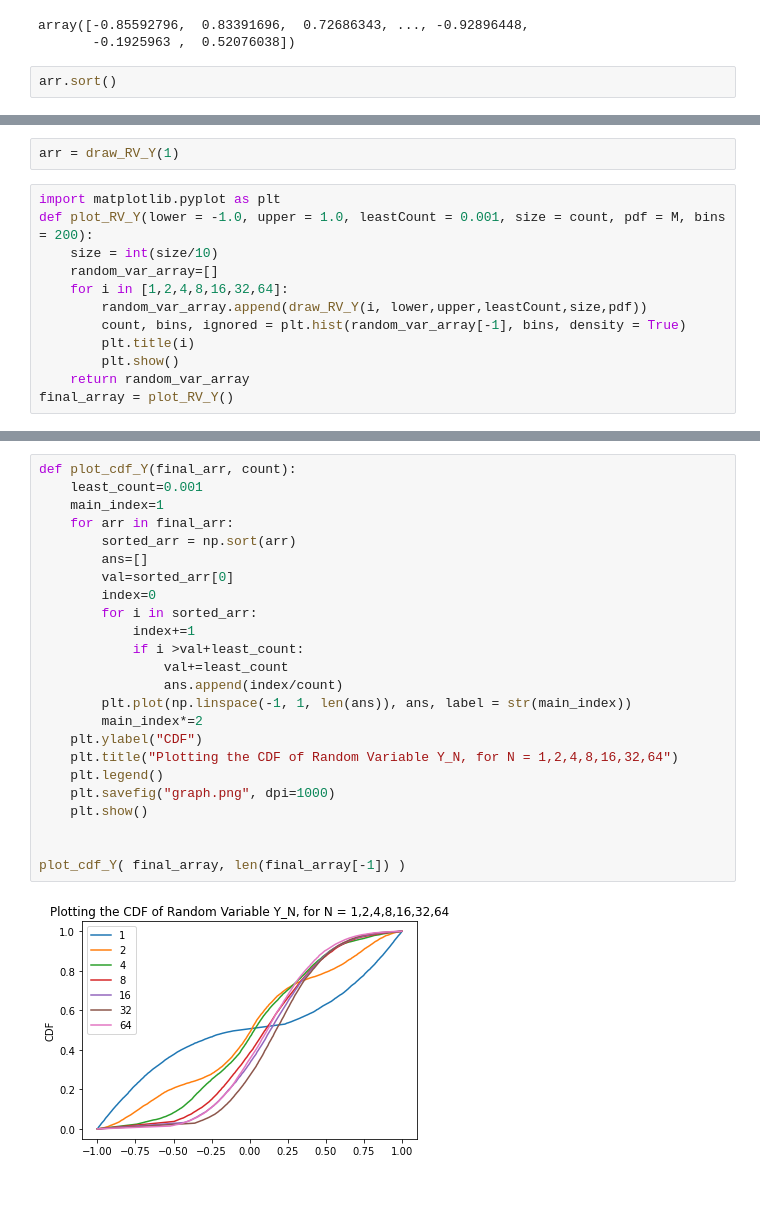
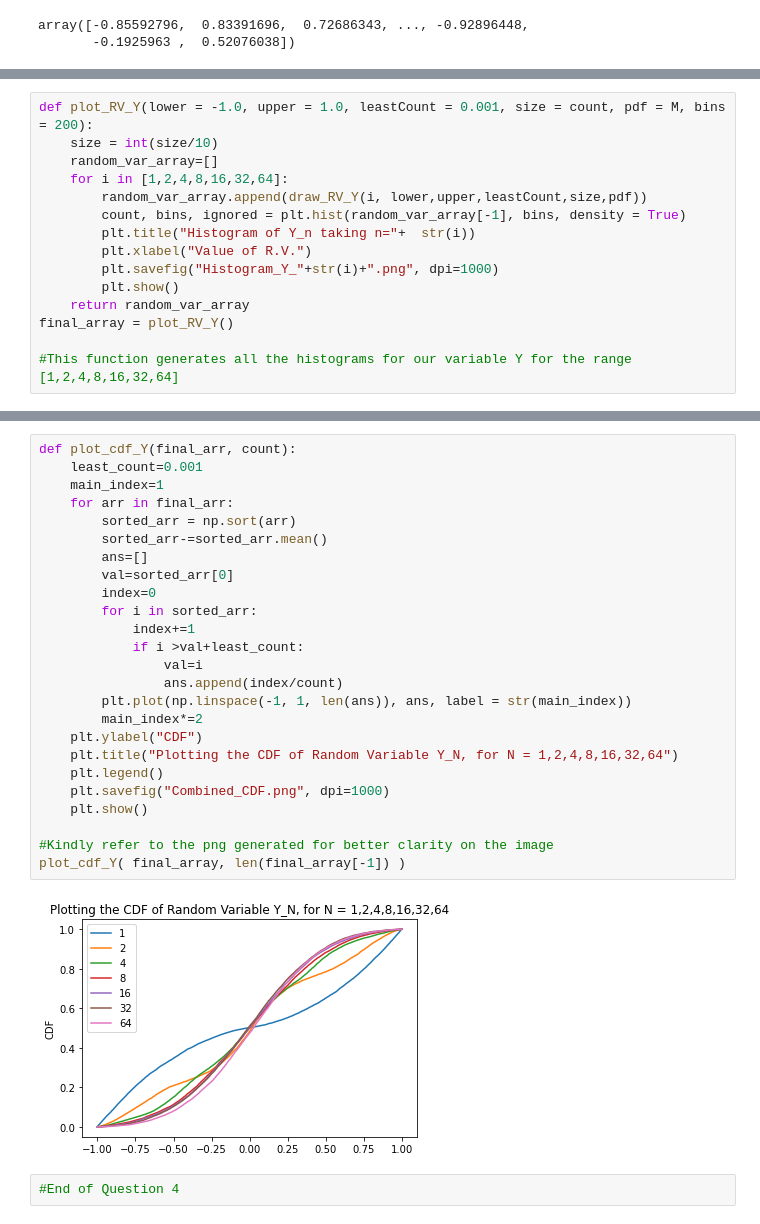
Before and after one commit to arponbasu/CS215_Assignments_3rdSem, a Jupyter notebook: Assignment 1/Shashwat's Work/Q4/Question4_2.ipynb, the cells around one changed output, grey strips where cells are left out. Cells and saved outputs as stored; diff of their text form; blank space fills up the shorter version.

Commit message:
Question 4 completed

```diff
--- a/Assignment 1/Shashwat's Work/Q4/Question4_2.ipynb
+++ b/Assignment 1/Shashwat's Work/Q4/Question4_2.ipynb
@@ -19,5 +24,3 @@ arr
 # %% [output]
 array([-0.85592796,  0.83391696,  0.72686343, ..., -0.92896448,
        -0.1925963 ,  0.52076038])
-# %%
-arr.sort()
@@ -84,15 +73,16 @@ def draw_RV_Y(n, lower = -1.0, upper = 1, leastCount = 0.001, size = count, pdf
-# %%
-arr = draw_RV_Y(1)
 # %%
-import matplotlib.pyplot as plt
 def plot_RV_Y(lower = -1.0, upper = 1.0, leastCount = 0.001, size = count, pdf = M, bins = 200):
     size = int(size/10)
     random_var_array=[]
     for i in [1,2,4,8,16,32,64]:
         random_var_array.append(draw_RV_Y(i, lower,upper,leastCount,size,pdf))
         count, bins, ignored = plt.hist(random_var_array[-1], bins, density = True)
-        plt.title(i)
+        plt.title("Histogram of Y_n taking n="+  str(i))
+        plt.xlabel("Value of R.V.")
+        plt.savefig("Histogram_Y_"+str(i)+".png", dpi=1000)
         plt.show()
     return random_var_array
 final_array = plot_RV_Y()
+
+#This function generates all the histograms for our variable Y for the range [1,2,4,8,16,32,64]
 # %% [output]
@@ -106,26 +96,29 @@ final_array = plot_RV_Y()
 # %%
 def plot_cdf_Y(final_arr, count):
     least_count=0.001
     main_index=1
     for arr in final_arr:
         sorted_arr = np.sort(arr)
+        sorted_arr-=sorted_arr.mean()
         ans=[]
         val=sorted_arr[0]
         index=0
         for i in sorted_arr:
             index+=1
             if i >val+least_count:
-                val+=least_count
+                val=i
                 ans.append(index/count)
         plt.plot(np.linspace(-1, 1, len(ans)), ans, label = str(main_index))
         main_index*=2
     plt.ylabel("CDF")
     plt.title("Plotting the CDF of Random Variable Y_N, for N = 1,2,4,8,16,32,64")
     plt.legend()
-    plt.savefig("graph.png", dpi=1000)
+    plt.savefig("Combined_CDF.png", dpi=1000)
     plt.show()
 
-
+#Kindly refer to the png generated for better clarity on the image
 plot_cdf_Y( final_array, len(final_array[-1]) )
 # %% [output]
-[figure, old version]
+[figure, new version]
+# %%
+#End of Question 4
```
Also changed, not shown: parts of 17 cells of this notebook, 11 other files.
